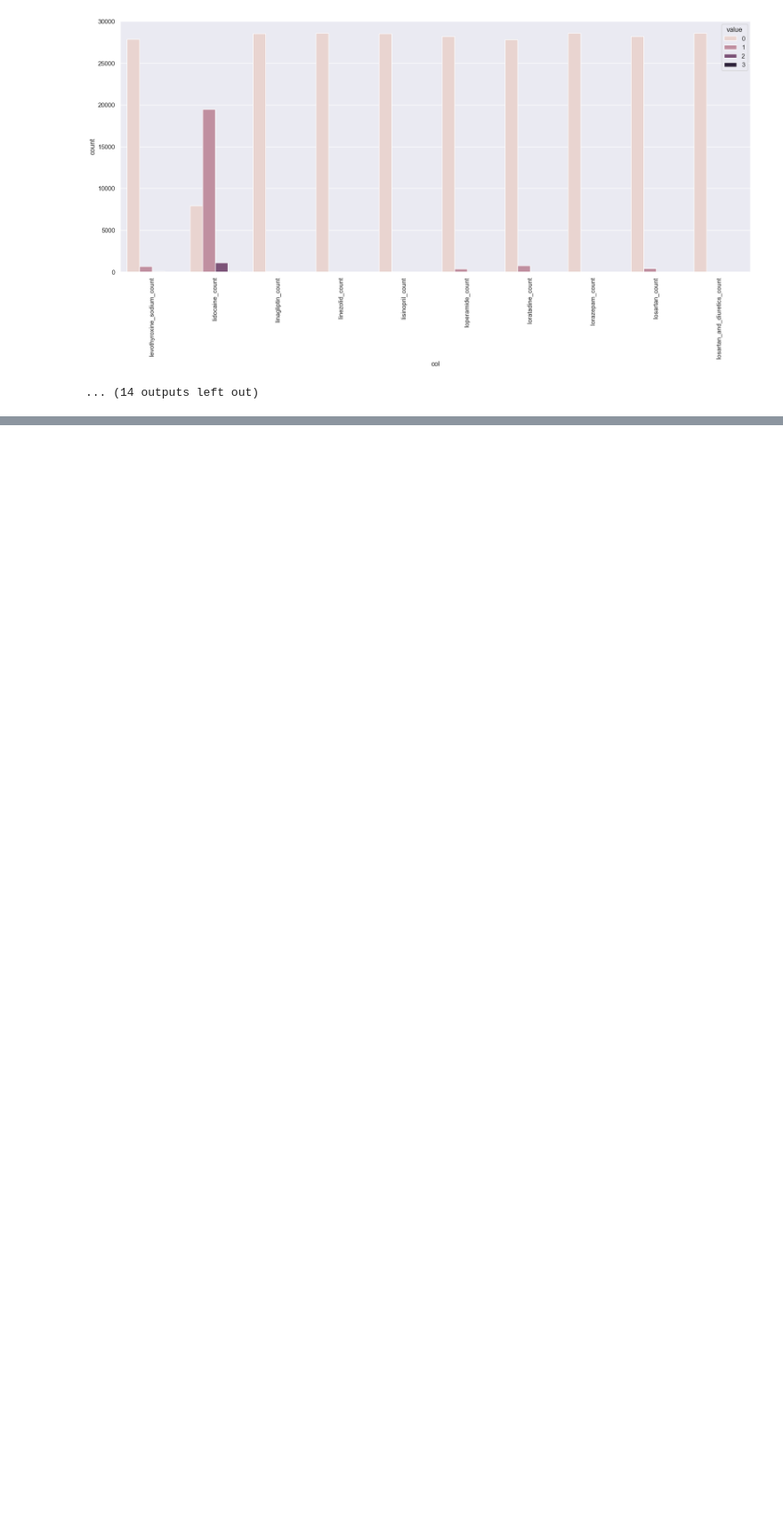
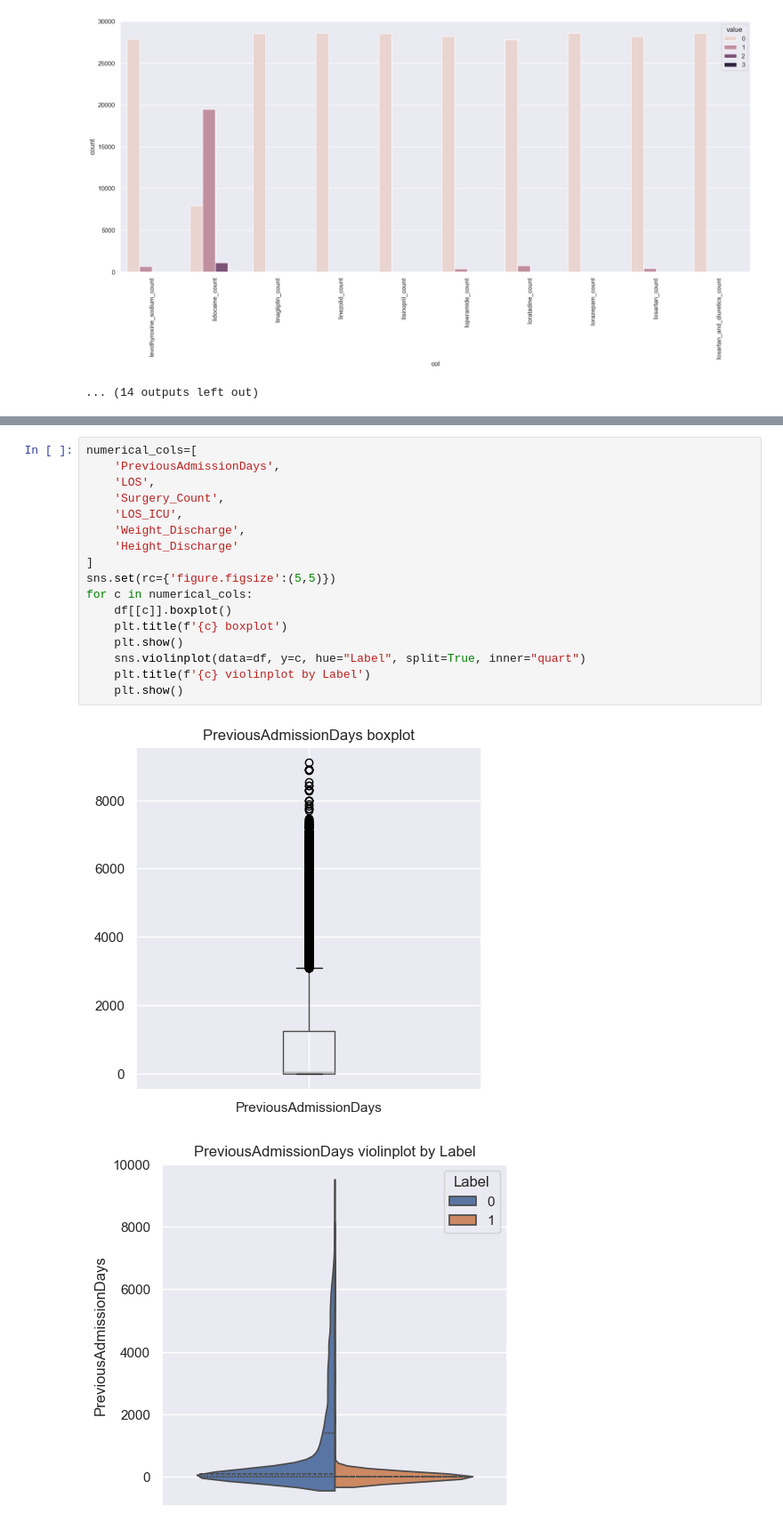
Before and after one commit to Ivan-Klabucar/Kotao, a Jupyter notebook: Exploratory Data Analysis/Initial_look_at_data.ipynb, the cells around one changed output, grey strips where cells are left out. Shown at 89% size. Drawn from its saved outputs; the diff is of its cells as text; blank space fills up the shorter version.

```diff
--- a/Exploratory Data Analysis/Initial_look_at_data.ipynb
+++ b/Exploratory Data Analysis/Initial_look_at_data.ipynb
@@ -145,0 +258,20 @@ Vidimo da u train setu, velika većina kolona za ljekova / dijagnoze poprima vri
+# %%
+numerical_cols=[
+    'PreviousAdmissionDays',
+    'LOS',
+    'Surgery_Count',
+    'LOS_ICU',
+    'Weight_Discharge',
+    'Height_Discharge'
+]
+sns.set(rc={'figure.figsize':(5,5)})
+for c in numerical_cols:
+    df[[c]].boxplot()
+    plt.title(f'{c} boxplot')
+    plt.show()
+    sns.violinplot(data=df, y=c, hue="Label", split=True, inner="quart")
+    plt.title(f'{c} violinplot by Label')
+    plt.show()
+# %% [output]
+[figure, added]
+[figure, added]
```
Also changed, not shown: parts of 21 cells of this notebook.
